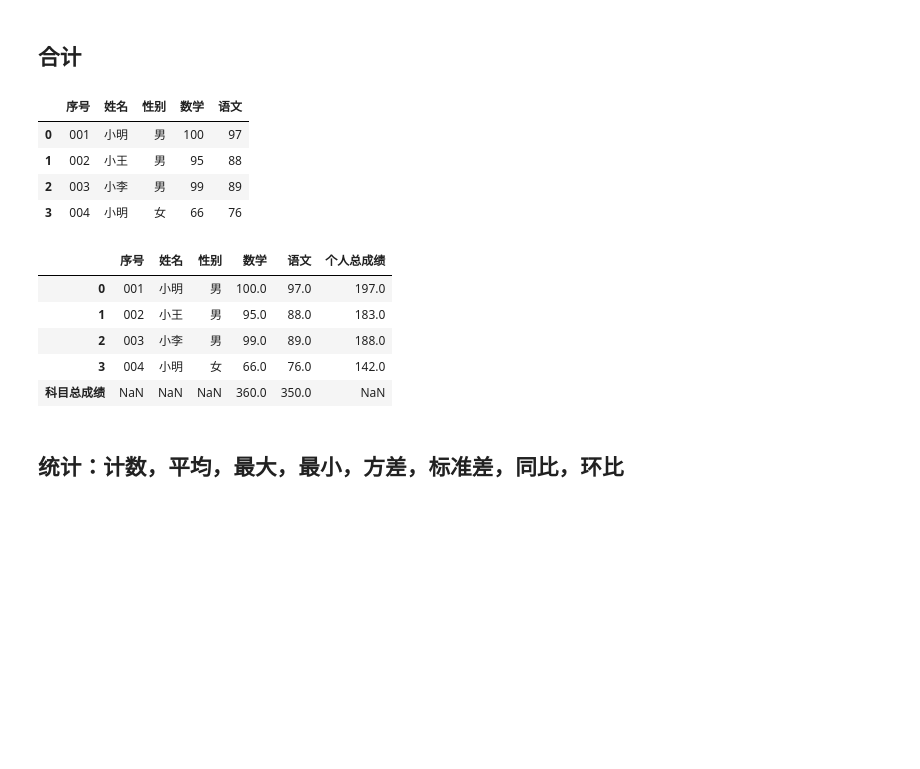
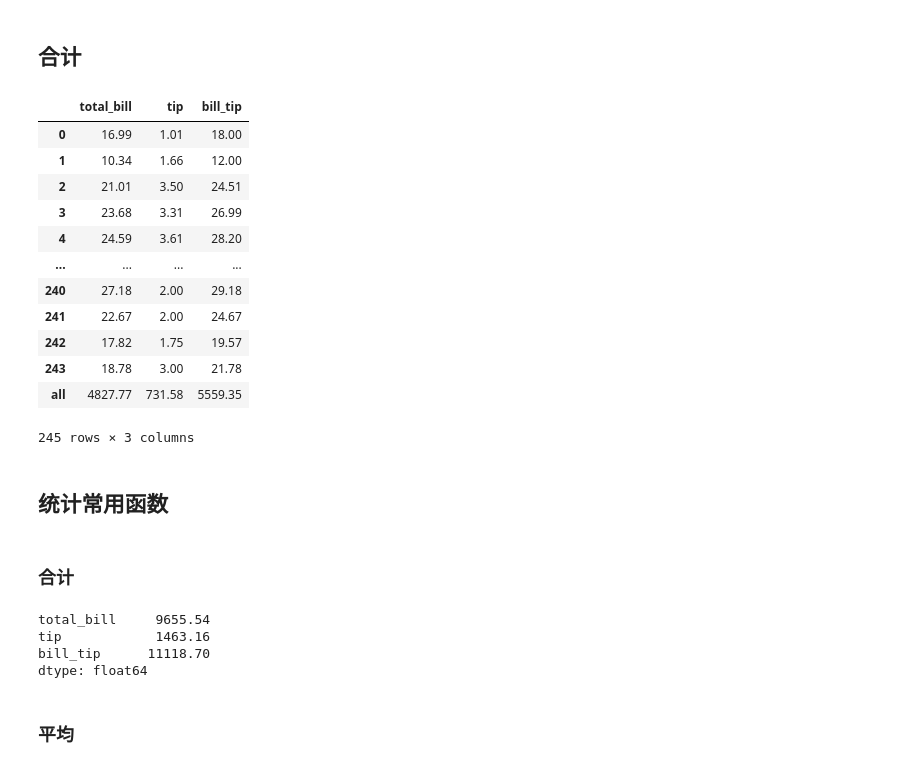
Before and after one commit to dormouse/notes, a Jupyter notebook: source/pandas/pandas_note_statistics.ipynb, the cells around one changed output. Saved outputs shown, nothing was run; the diff lists cells and outputs as text; code cells hidden in the pictures; blank space fills up the shorter version.

```diff
--- a/source/pandas/pandas_note_statistics.ipynb
+++ b/source/pandas/pandas_note_statistics.ipynb
@@ -232,34 +218,32 @@ Name: age, dtype: int64
 # %% [markdown]
 ## 合计
-# %%
-data = {
-    '序号': ['001','002','003', '004'],
-    '姓名': ['小明', '小王', '小李', '小明'],
-    '性别': ['男', '男', '男', '女'],
-    '数学': [100, 95, 99, 66],
-    '语文': [97, 88, 89, 76],
-}
-df = DataFrame(data)
-df
-# %% [output]
-|  | 序号 | 姓名 | 性别 | 数学 | 语文 |
-| 0 | 001 | 小明 | 男 | 100 | 97 |
-| 1 | 002 | 小王 | 男 | 95 | 88 |
-| 2 | 003 | 小李 | 男 | 99 | 89 |
-| 3 | 004 | 小明 | 女 | 66 | 76 |
-# %%
-# 统计成绩
-# 按行统计
-df["个人总成绩"] = df[['数学', '语文']].apply(lambda x:x.sum(),axis =1)
-# 按列统计
-df.loc["科目总成绩"] = df[['数学', '语文']].apply(lambda x:x.sum(),axis = 0)
-df
-# %% [output]
-|  | 序号 | 姓名 | 性别 | 数学 | 语文 | 个人总成绩 |
-| 0 | 001 | 小明 | 男 | 100.0 | 97.0 | 197.0 |
-| 1 | 002 | 小王 | 男 | 95.0 | 88.0 | 183.0 |
-| 2 | 003 | 小李 | 男 | 99.0 | 89.0 | 188.0 |
-| 3 | 004 | 小明 | 女 | 66.0 | 76.0 | 142.0 |
-| 科目总成绩 | NaN | NaN | NaN | 360.0 | 350.0 | NaN |
+# %%
+# 统计金额
+# 按行统计
+df = get_tips_df()
+df = df[['total_bill', 'tip']]
+# 只针对某些列
+# df["bill_tip"] = df[['total_bill', 'tip']].apply(lambda x:x.sum(),axis =1)
+# df.loc["all"] = df[['total_bill', 'tip']].apply(lambda x:x.sum(),axis = 0)
+# 按列统计
+df["bill_tip"] = df.apply(lambda x:x.sum(),axis =1)
+df.loc["all"] = df.apply(lambda x:x.sum(),axis = 0)
+# 或者
+# df.loc["all"] = df.sum()
+df
+# %% [output]
+|  | total_bill | tip | bill_tip |
+| 0 | 16.99 | 1.01 | 18.00 |
+| 1 | 10.34 | 1.66 | 12.00 |
+| 2 | 21.01 | 3.50 | 24.51 |
+| 3 | 23.68 | 3.31 | 26.99 |
+| 4 | 24.59 | 3.61 | 28.20 |
+| ... | ... | ... | ... |
+| 240 | 27.18 | 2.00 | 29.18 |
+| 241 | 22.67 | 2.00 | 24.67 |
+| 242 | 17.82 | 1.75 | 19.57 |
+| 243 | 18.78 | 3.00 | 21.78 |
+| all | 4827.77 | 731.58 | 5559.35 |
+245 rows × 3 columns
 # %% [markdown]
-## 统计：计数，平均，最大，最小，方差，标准差，同比，环比
+## 统计常用函数
@@ -265,0 +253,11 @@ df
+# %% [markdown]
+### 合计
+# %%
+df.sum()
+# %% [output]
+total_bill     9655.54
+tip            1463.16
+bill_tip      11118.70
+dtype: float64
+# %% [markdown]
+### 平均
```
Also changed, not shown: parts of 24 cells of this notebook, 3 other files.
